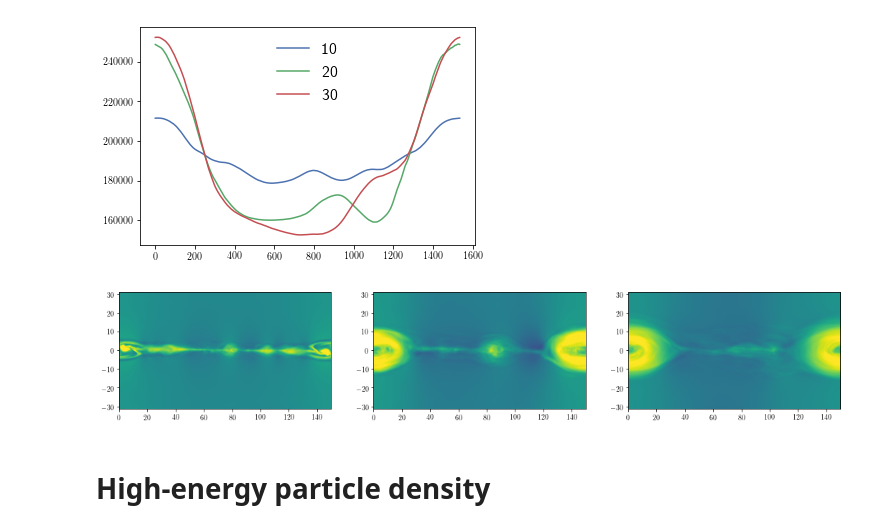
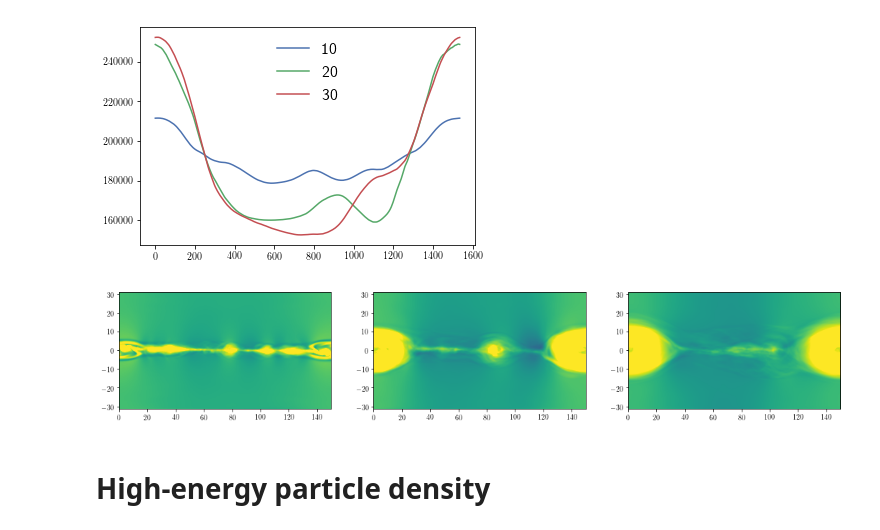
Before and after one commit to xiaocanli/Post-Analysis-VPIC, a Jupyter notebook: python/cori_3d.ipynb, the cells around one changed output. Drawn from its saved outputs; the diff is of its cells as text; code cells hidden in the pictures.

```diff
--- a/python/cori_3d.ipynb
+++ b/python/cori_3d.ipynb
@@ -257,22 +391,22 @@ plt.legend(loc=9, prop={'size': 16}, ncol=1,
 <matplotlib.legend.Legend at 0x...>
 [figure]
 # %%
-nmin, nmax = 0, 2
+nmin, nmax = 0, 1.5
 fig, axs = plt.subplots(1, 3, figsize=(18,3))
 img1 = axs[0].imshow(np.mean(ne1, axis=1), vmin=nmin, vmax=nmax,
                      extent=[xmin, xmax, zmin, zmax],
                      cmap=plt.cm.viridis, aspect='auto',
                      origin='lower', interpolation='bicubic')
 img2 = axs[1].imshow(np.mean(ne2, axis=1), vmin=nmin, vmax=nmax,
                      extent=[xmin, xmax, zmin, zmax],
                      cmap=plt.cm.viridis, aspect='auto',
                      origin='lower', interpolation='bicubic')
 img3 = axs[2].imshow(np.mean(ne3, axis=1), vmin=nmin, vmax=nmax,
                      extent=[xmin, xmax, zmin, zmax],
                      cmap=plt.cm.viridis, aspect='auto',
                      origin='lower', interpolation='bicubic')
 # %% [output]
-[figure, old version]
+[figure, new version]
 # %% [markdown]
 # High-energy particle density
 # %%
```
Also changed, not shown: parts of 44 cells of this notebook, 12 other files.
